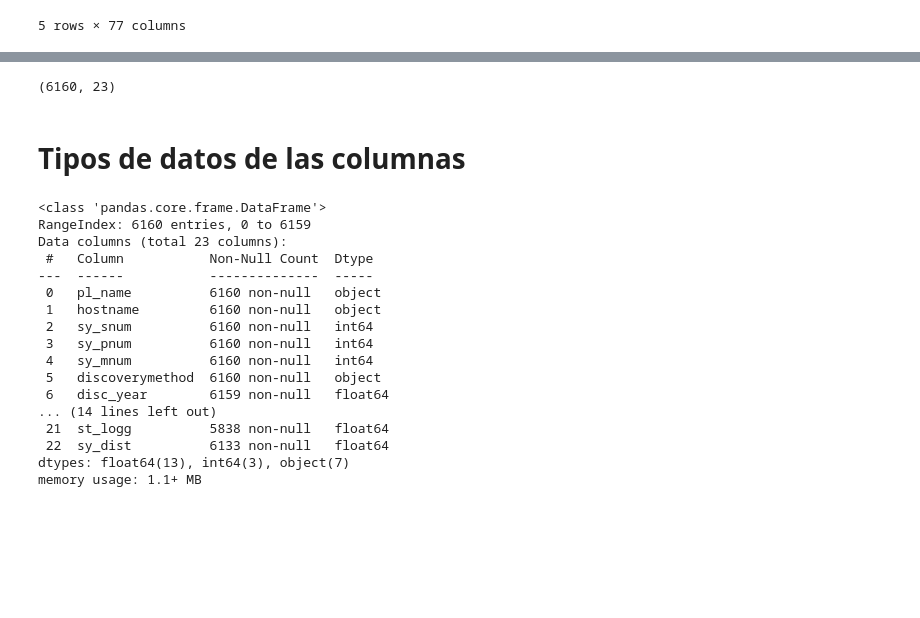
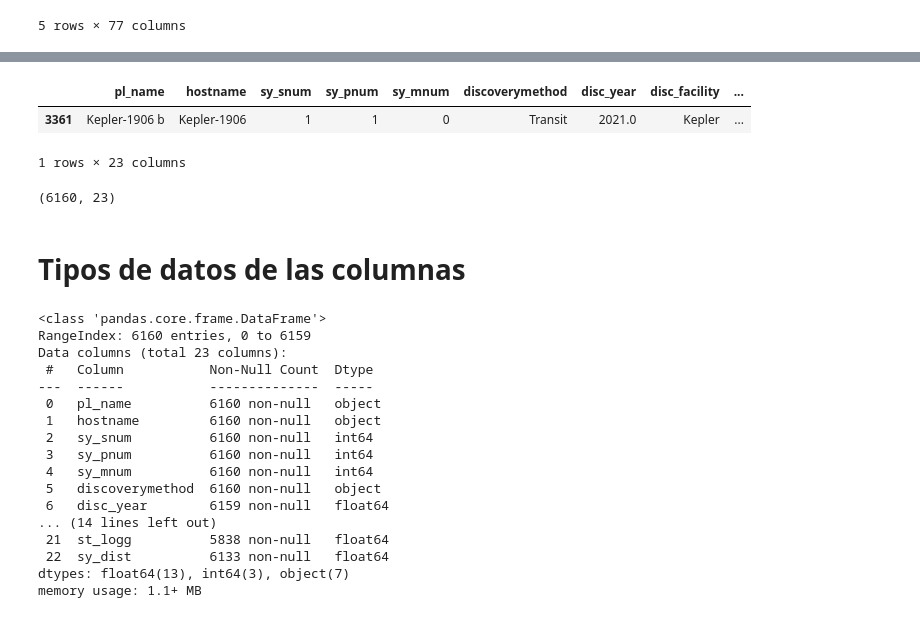
Before and after one commit to DAGP1145/Mineriadedatos, a Jupyter notebook: Mineria_De_Datos.ipynb, the cells around one changed output, grey strips where cells are left out. Saved outputs shown, nothing was run; the diff lists cells and outputs as text; code cells hidden in the pictures; blank space fills up the shorter version.

```diff
--- a/Mineria_De_Datos.ipynb
+++ b/Mineria_De_Datos.ipynb
@@ -106 +131,7 @@ systemplanets.head()
+# %%
+display(systemplanets.sample())
+# %% [output]
+|  | pl_name | hostname | sy_snum | sy_pnum | sy_mnum | discoverymethod | disc_year | disc_facility | ... |
+| 3361 | Kepler-1906 b | Kepler-1906 | 1 | 1 | 0 | Transit | 2021.0 | Kepler | ... |
+1 rows × 23 columns
 # %%
```
Also changed, not shown: parts of 13 cells of this notebook.
